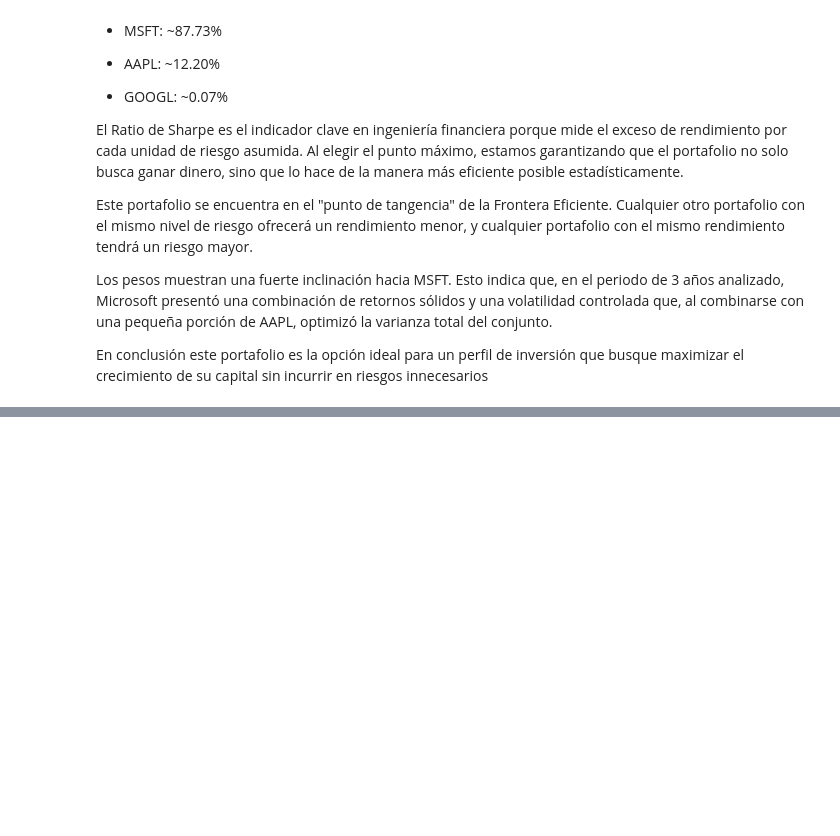
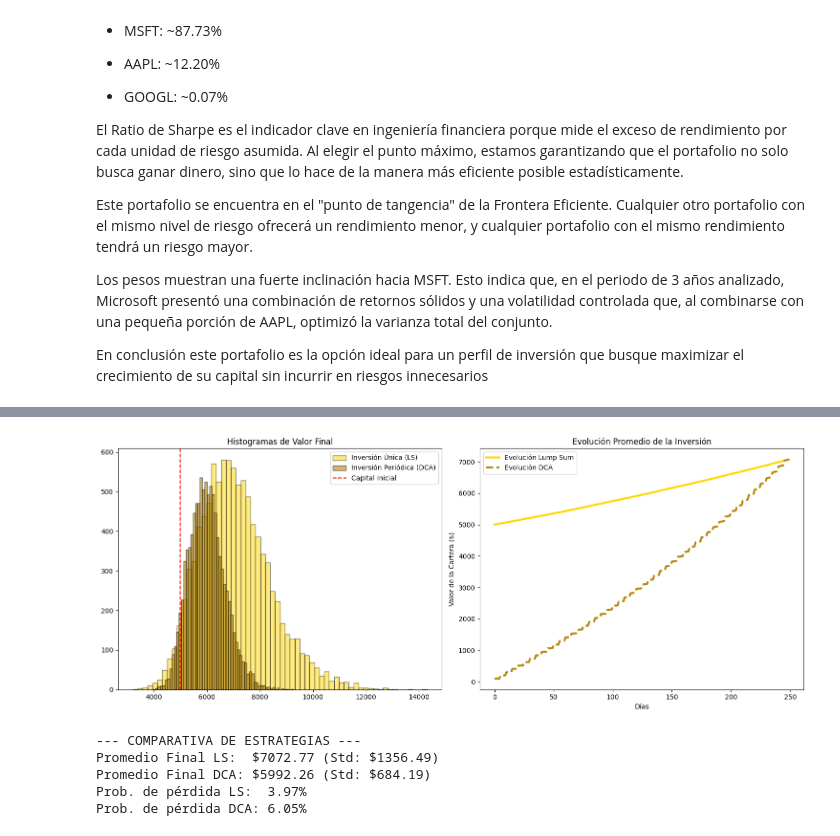
Before and after one commit to ferchichis277/Simulacion_Procesos_Financieros, a Jupyter notebook: Examen_1_Fernanda.ipynb, the cells around one changed output, grey strips where cells are left out. Drawn from its saved outputs; the diff is of its cells as text; code cells hidden in the pictures; blank space fills up the shorter version.

```diff
--- a/Examen_1_Fernanda.ipynb
+++ b/Examen_1_Fernanda.ipynb
@@ -138,0 +211,77 @@ En conclusión este portafolio es la opción ideal para un perfil de inversión
+# %%
+# Evaluación de Estrategias
+final_lump_sum = []
+final_dca = []
+
+for s in range(num_simulaciones):
+    # A) Inversión Única: Todo al inicio (día 0)
+    titulos_ls = monto_total / precios_simulados[0, s]
+    final_lump_sum.append(titulos_ls * precios_simulados[-1, s])
+
+    # B) DCA: $100 cada semana (cada 5 días)
+    titulos_dca = 0
+    for w in range(semanas_totales):
+        dia_compra = w * 5
+        titulos_dca += 100 / precios_simulados[dia_compra, s]
+    final_dca.append(titulos_dca * precios_simulados[-1, s])
+
+final_lump_sum = np.array(final_lump_sum)
+final_dca = np.array(final_dca)
+# %%
+# Construcción de Gráficos
+plt.figure(figsize=(15, 6))
+
+# Histogramas
+plt.subplot(1, 2, 1)
+plt.hist(final_lump_sum, bins=60, alpha=0.5, color='gold', label='Inversión Única (LS)', edgecolor='black')
+plt.hist(final_dca, bins=60, alpha=0.6, color='darkgoldenrod', label='Inversión Periódica (DCA)', edgecolor='black')
+plt.axvline(monto_total, color='red', linestyle='--', label='Capital Inicial')
+plt.title('Histogramas de Valor Final')
+plt.legend()
+
+# Evolución Promedio
+plt.subplot(1, 2, 2)
+
+# 1. Calculamos el rendimiento acumulado promedio del activo día tras día
+rendimiento_promedio_acumulado = np.mean(precios_simulados, axis=1) / S0
+
+# 2. Evolución Lump Sum: Los $5,000 rindiendo desde el día 1
+evolucion_ls = monto_total * rendimiento_promedio_acumulado
+
+# 3. Evolución DCA: $100 se suman cada 5 días y rinden lo que falte del periodo
+evolucion_dca = np.zeros(dias_proyectados)
+capital_invertido_dca = 0
+
+for t in range(dias_proyectados):
+    # Si es un día de aporte (cada 5 días) y no hemos pasado los $5,000
+    if t % 5 == 0 and capital_invertido_dca < monto_total:
+        capital_invertido_dca += 100
+
+    # El valor del DCA hoy es el capital que ya entró multiplicado por
+    # el rendimiento del activo desde que se promedió (simplificado)
+    evolucion_dca[t] = capital_invertido_dca * rendimiento_promedio_acumulado[t]
+
+plt.plot(evolucion_ls, label='Evolución Lump Sum', color='gold', lw=3)
+plt.plot(evolucion_dca, label='Evolución DCA', color='darkgoldenrod', lw=3, linestyle='--')
+plt.title('Evolución Promedio de la Inversión')
+plt.xlabel('Días')
+plt.ylabel('Valor de la Cartera ($)')
+plt.legend()
+
+plt.tight_layout()
+plt.show()
+# %% [output]
+[figure, added]
+# %%
+#  Estadísticas
+print(f"--- COMPARATIVA DE ESTRATEGIAS ---")
+print(f"Promedio Final LS:  ${final_lump_sum.mean():.2f} (Std: ${final_lump_sum.std():.2f})")
+print(f"Promedio Final DCA: ${final_dca.mean():.2f} (Std: ${final_dca.std():.2f})")
+print(f"Prob. de pérdida LS:  {np.mean(final_lump_sum < monto_total):.2%}")
+print(f"Prob. de pérdida DCA: {np.mean(final_dca < monto_total):.2%}")
+# %% [output]
+--- COMPARATIVA DE ESTRATEGIAS ---
+Promedio Final LS:  $7072.77 (Std: $1356.49)
+Promedio Final DCA: $5992.26 (Std: $684.19)
+Prob. de pérdida LS:  3.97%
+Prob. de pérdida DCA: 6.05%
```
Also changed, not shown: parts of 5 cells of this notebook.
